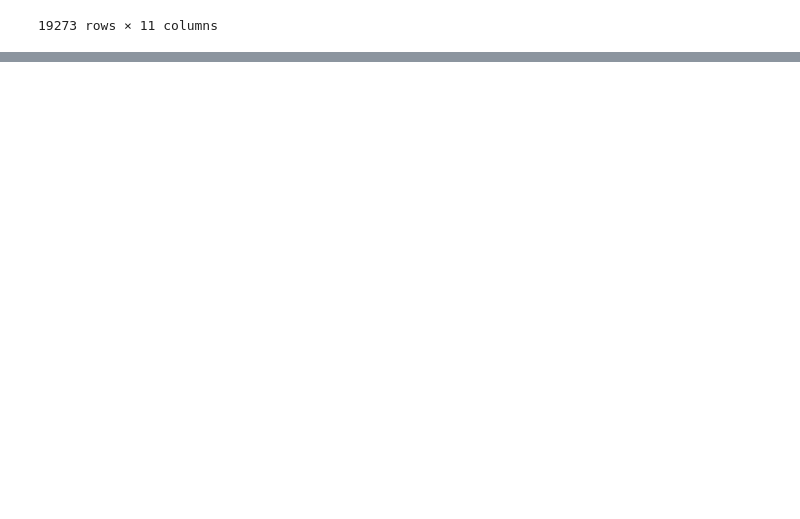
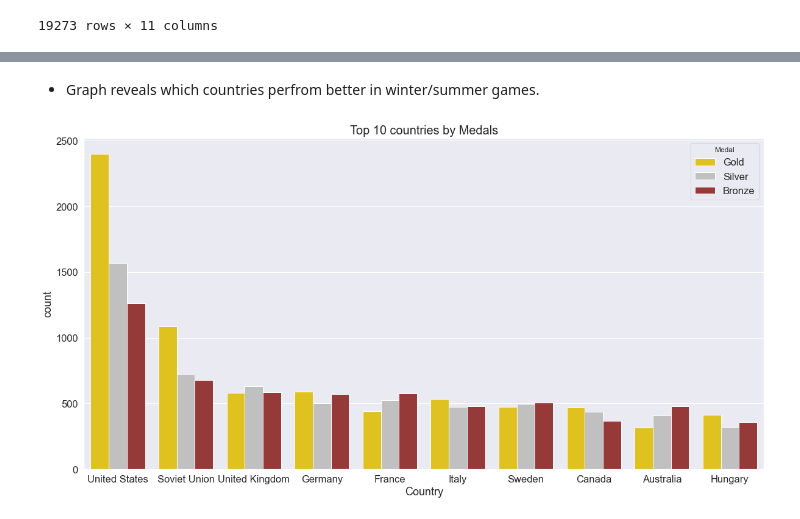
Before and after one commit to HunterKane/Explanatory-Data-Analysis-and-Seaborn-Olympic-Games-, a Jupyter notebook: Project 11 - Olympic Games Explanatory Data Analysis And Visualization .ipynb, the cells around one changed output, grey strips where cells are left out. Saved outputs shown, nothing was run; the diff lists cells and outputs as text; code cells hidden in the pictures; blank space fills up the shorter version.

```diff
--- a/Project 11 - Olympic Games Explanatory Data Analysis And Visualization .ipynb
+++ b/Project 11 - Olympic Games Explanatory Data Analysis And Visualization .ipynb
@@ -749,0 +764,6 @@ plt.show()
+# %%
+plt.figure(figsize = (20, 10))
+sns.set(font_scale=1.5, palette = "dark")
+sns.countplot(data = olympics_10, x = "Edition", hue = "Country", hue_order = top_10.index)
+plt.title("Top 10 Countries by Medals", fontsize = 20)
+plt.show()
@@ -749,0 +772,12 @@ plt.show()
+# %% [markdown]
+ - Graph reveals which countries perfrom better in winter/summer games.
+# %%
+#Sort medals by bronze/silver/gold per country
+plt.figure(figsize = (20,10))
+sns.set(font_scale= 1.5, palette = "dark")
+sns.countplot(data = olympics_10, x = "Country", hue = "Medal", order = top_10.index,
+              hue_order = ["Gold", "Silver", "Bronze"], palette = ["gold", "silver", "brown"])
+plt.title("Top 10 countries by Medals", fontsize = 20)
+plt.show()
+# %% [output]
+[figure, added]
```
Also changed, not shown: parts of 20 cells of this notebook.
